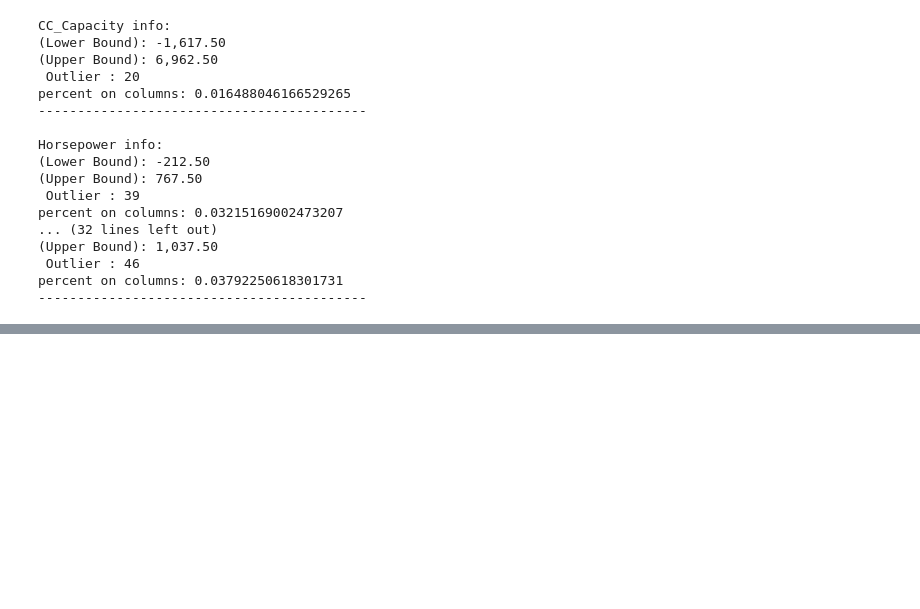
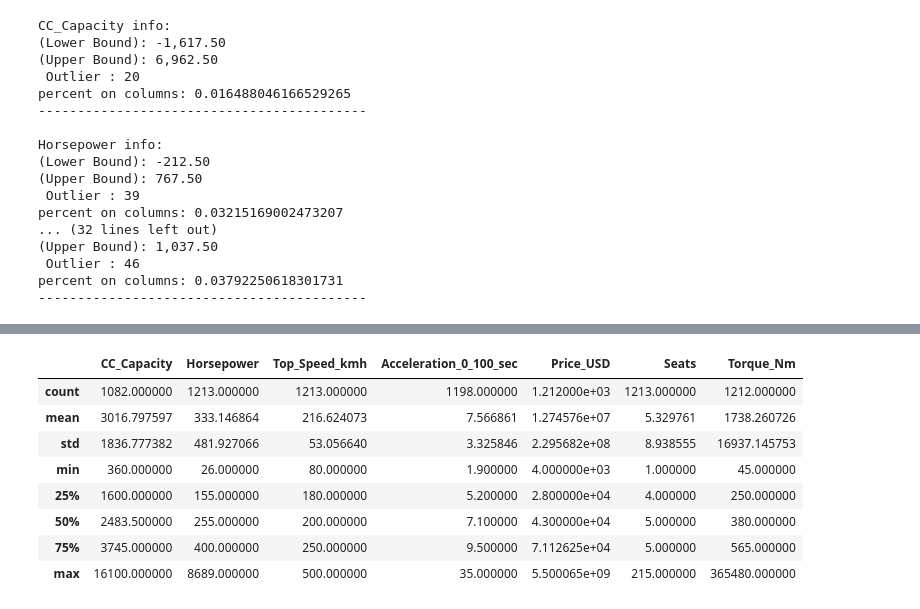
Before and after one commit to NganUyen/Cars, a Jupyter notebook: data_processing/Understand_data.ipynb, the cells around one changed output, grey strips where cells are left out. Saved outputs shown, nothing was run; the diff lists cells and outputs as text; code cells hidden in the pictures; blank space fills up the shorter version.

Commit message:
clean and remove outlier Horsepower column

```diff
--- a/data_processing/Understand_data.ipynb
+++ b/data_processing/Understand_data.ipynb
@@ -2,6 +2,8 @@
 import pandas as pd
 import numpy as np
 import matplotlib.pyplot as plt
+pd.set_option('display.max_columns', 500)
+pd.set_option('display.width', 1000)
 # %%
 data = pd.read_csv('clean_data_p1.csv')
 data
@@ -171,3 +183,7 @@ percent on columns: 0.03215169002473207
  Outlier : 46
 percent on columns: 0.03792250618301731
 ------------------------------------------
+# %%
+filer_Horsepower = data["Horsepower"] >= 50000
+print(data.loc[filer_Horsepower])
+# lệch 1000 đơn vị do bị nhập lệch
@@ -173,0 +197,15 @@ percent on columns: 0.03792250618301731
+# %%
+data.loc[filer_Horsepower, 'Horsepower'] = data.loc[filer_Horsepower, 'Horsepower'] / 1000
+# %%
+data.describe()
+#ktra thì vẫn còn lỗi nhập liệu (thông thường horsepower < 3000). Trên 3000 là vô lí nên sửa
+# %% [output]
+|  | CC_Capacity | Horsepower | Top_Speed_kmh | Acceleration_0_100_sec | Price_USD | Seats | Torque_Nm |
+| count | 1082.000000 | 1213.000000 | 1213.000000 | 1198.000000 | 1.212000e+03 | 1213.000000 | 1212.000000 |
+| mean | 3016.797597 | 333.146864 | 216.624073 | 7.566861 | 1.274576e+07 | 5.329761 | 1738.260726 |
+| std | 1836.777382 | 481.927066 | 53.056640 | 3.325846 | 2.295682e+08 | 8.938555 | 16937.145753 |
+| min | 360.000000 | 26.000000 | 80.000000 | 1.900000 | 4.000000e+03 | 1.000000 | 45.000000 |
+| 25% | 1600.000000 | 155.000000 | 180.000000 | 5.200000 | 2.800000e+04 | 4.000000 | 250.000000 |
+| 50% | 2483.500000 | 255.000000 | 200.000000 | 7.100000 | 4.300000e+04 | 5.000000 | 380.000000 |
+| 75% | 3745.000000 | 400.000000 | 250.000000 | 9.500000 | 7.112625e+04 | 5.000000 | 565.000000 |
+| max | 16100.000000 | 8689.000000 | 500.000000 | 35.000000 | 5.500065e+09 | 215.000000 | 365480.000000 |
```
Also changed, not shown: parts of 8 cells of this notebook.
